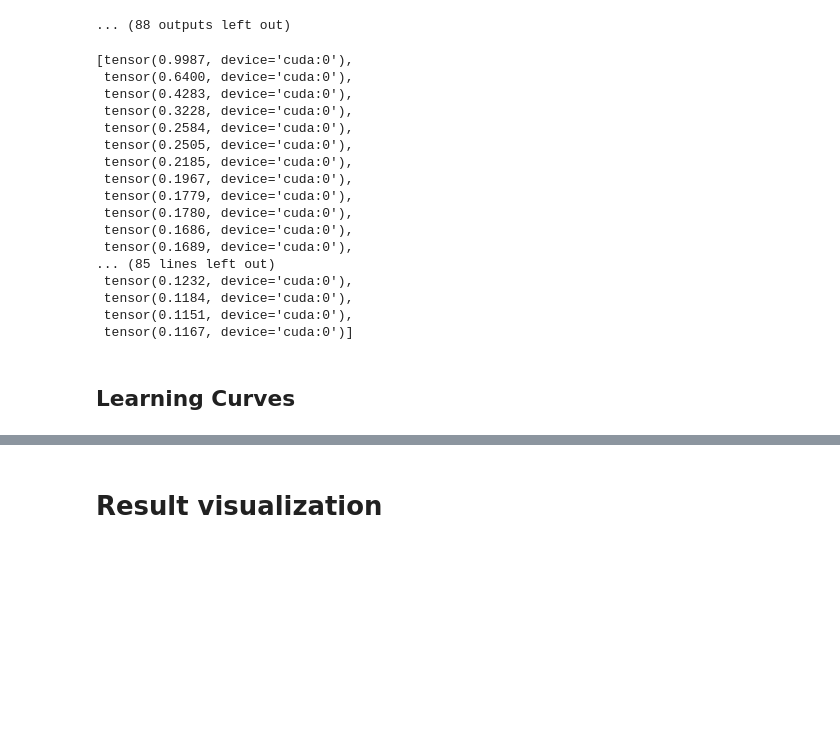
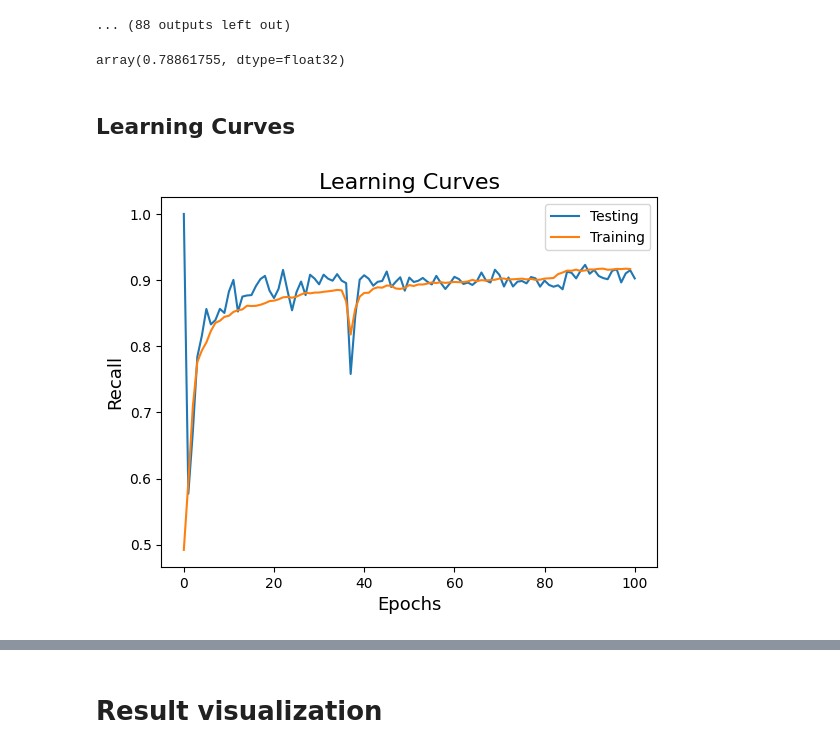
Before and after one commit to DataScienceAndEngineering/deep-learning-final-project-lung-cancer-tumor-segmentation, a Jupyter notebook: notebooks/Binary_segmentation_intro.ipynb, the cells around one changed output, grey strips where cells are left out. Saved outputs shown, nothing was run; the diff lists cells and outputs as text; code cells hidden in the pictures; blank space fills up the shorter version.

```diff
--- a/notebooks/Binary_segmentation_intro.ipynb
+++ b/notebooks/Binary_segmentation_intro.ipynb
@@ -350,22 +352,6 @@ y = torch.load('/content/drive/My Drive/Neural Nets/Final Project/hundred_epochs
 # %%
-y.epoch_outputs['val']['loss']
+y.epoch_outputs['train']['loss'][0].detach().numpy()
 # %% [output]
-[tensor(0.9987, device='cuda:0'),
- tensor(0.6400, device='cuda:0'),
- tensor(0.4283, device='cuda:0'),
- tensor(0.3228, device='cuda:0'),
- tensor(0.2584, device='cuda:0'),
- tensor(0.2505, device='cuda:0'),
- tensor(0.2185, device='cuda:0'),
- tensor(0.1967, device='cuda:0'),
- tensor(0.1779, device='cuda:0'),
- tensor(0.1780, device='cuda:0'),
- tensor(0.1686, device='cuda:0'),
- tensor(0.1689, device='cuda:0'),
-... (85 lines left out)
- tensor(0.1232, device='cuda:0'),
- tensor(0.1184, device='cuda:0'),
- tensor(0.1151, device='cuda:0'),
- tensor(0.1167, device='cuda:0')]
+array(0.78861755, dtype=float32)
 # %% [markdown]
 ## Learning Curves
@@ -380,0 +368,25 @@ for line in lis:
+# %%
+train_prec = []
+for val in y.epoch_outputs['train']['precision']:
+  train_prec.append(val.detach())
+
+train_rec = []
+for val in y.epoch_outputs['train']['recall']:
+  train_rec.append(val.detach())
+
+val_rec = []
+for val in y.epoch_outputs['val']['recall']:
+  val_rec.append(val.detach())
+
+val_prec = []
+for val in y.epoch_outputs['val']['precision']:
+  val_prec.append(val.detach())
+# %%
+plt.plot(val_rec, label="Testing");
+plt.plot(train_rec, label = "Training");
+plt.ylabel('Recall', fontsize=13);
+plt.xlabel('Epochs', fontsize=13);
+plt.legend();
+plt.title("Learning Curves", fontsize=16);
+# %% [output]
+[figure, added]
```
Also changed, not shown: parts of 12 cells of this notebook.
